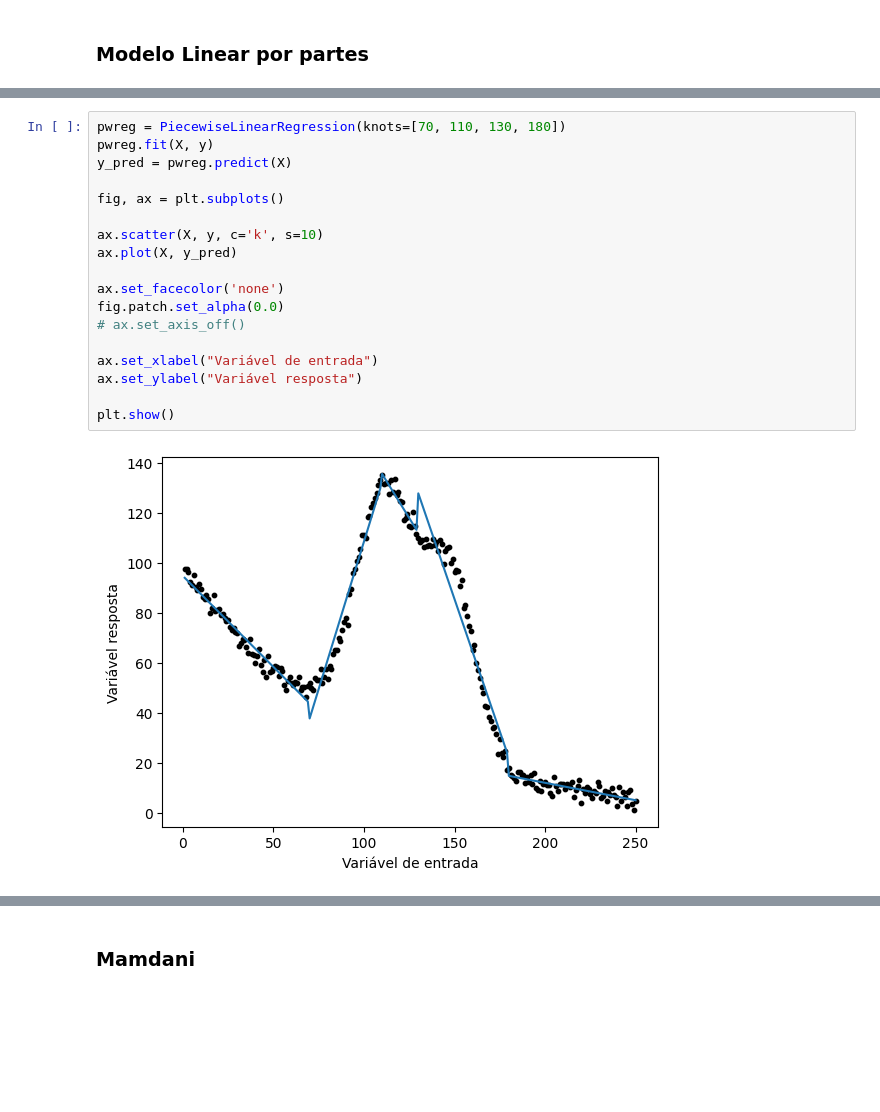
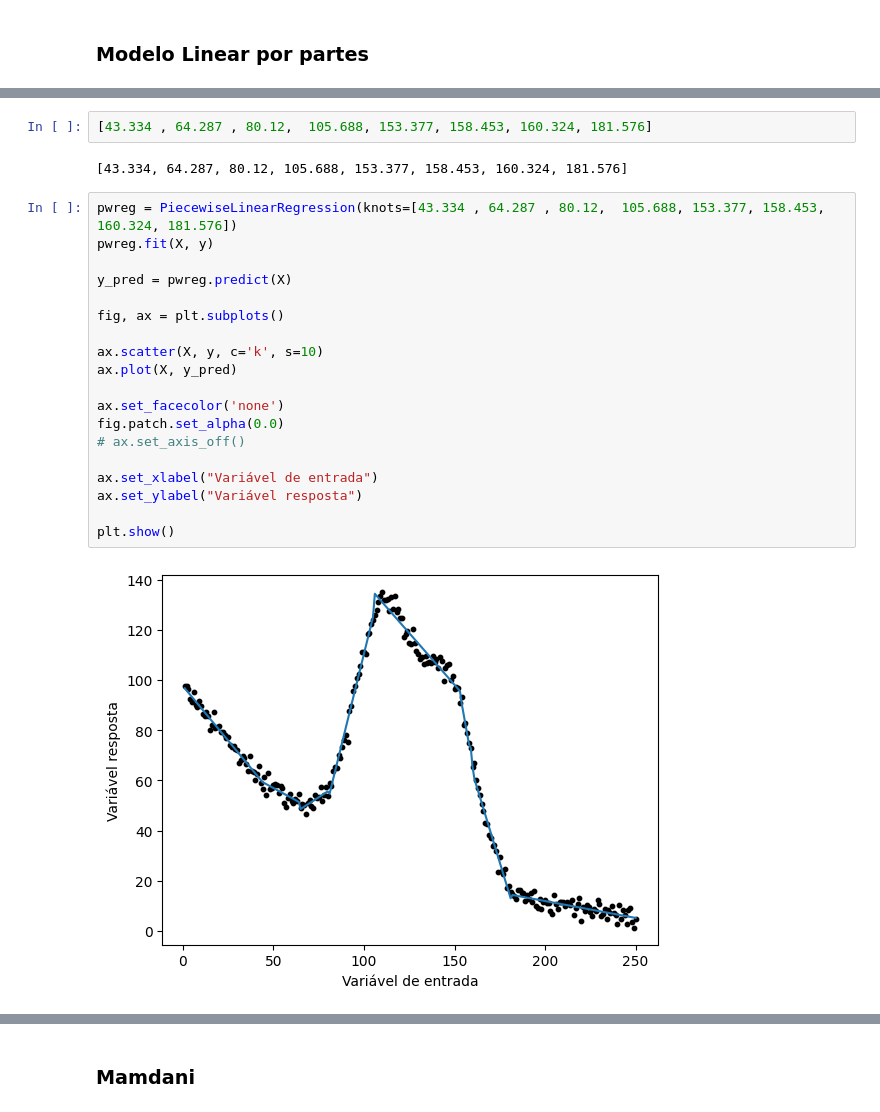
Before and after one commit to LuisFelipeCSouza/inteligencia-computacional-aplicada, a Jupyter notebook: trabalho-1/main.ipynb, the cells around one changed output, grey strips where cells are left out. Drawn from its saved outputs; the diff is of its cells as text; blank space fills up the shorter version.

Commit message:
inicio da busca de melhores parametros para regressão linear por partes

```diff
--- a/trabalho-1/main.ipynb
+++ b/trabalho-1/main.ipynb
@@ -332,20 +439,25 @@ plt.show()
+# %%
+[43.334 , 64.287 , 80.12,  105.688, 153.377, 158.453, 160.324, 181.576]
+# %% [output]
+[43.334, 64.287, 80.12, 105.688, 153.377, 158.453, 160.324, 181.576]
 # %%
-pwreg = PiecewiseLinearRegression(knots=[70, 110, 130, 180])
+pwreg = PiecewiseLinearRegression(knots=[43.334 , 64.287 , 80.12,  105.688, 153.377, 158.453, 160.324, 181.576])
 pwreg.fit(X, y)
+
 y_pred = pwreg.predict(X)
 
 fig, ax = plt.subplots()
 
 ax.scatter(X, y, c='k', s=10)
 ax.plot(X, y_pred)
 
 ax.set_facecolor('none')
 fig.patch.set_alpha(0.0)
 # ax.set_axis_off()
 
 ax.set_xlabel("Variável de entrada")
 ax.set_ylabel("Variável resposta")
 
 plt.show()
 # %% [output]
-[figure, old version]
+[figure, new version]
```
Also changed, not shown: parts of 6 cells of this notebook.
